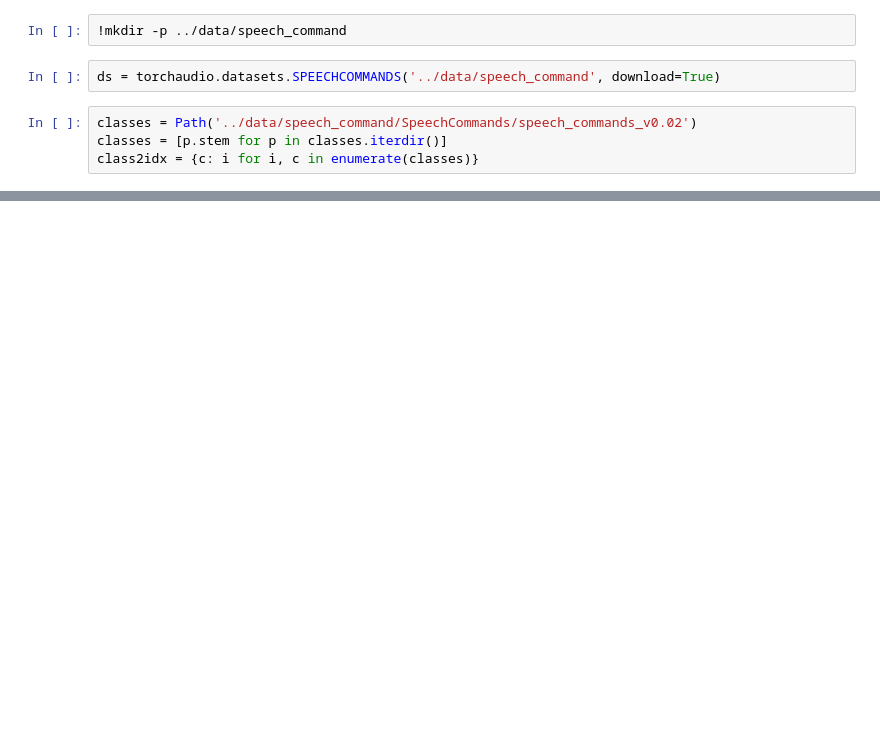
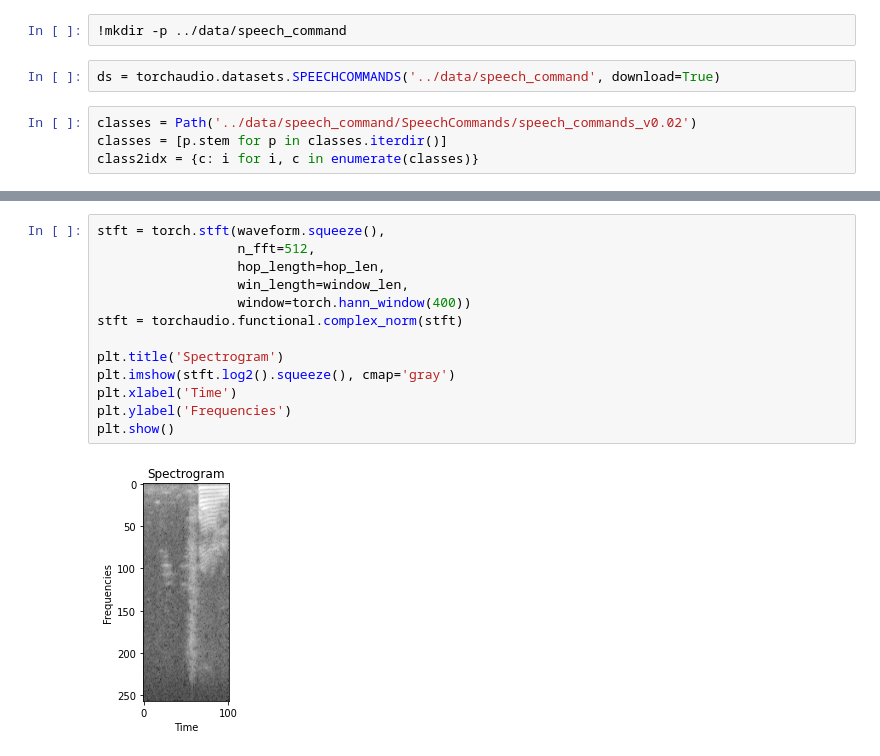
Before and after one commit to Guillem96/activity-recognition, a Jupyter notebook: notebooks/Audio Classification PyTorch.ipynb, the cells around one changed output, grey strips where cells are left out. Saved outputs shown, nothing was run; the diff lists cells and outputs as text; blank space fills up the shorter version.

```diff
--- a/notebooks/Audio Classification PyTorch.ipynb
+++ b/notebooks/Audio Classification PyTorch.ipynb
@@ -69,0 +78,15 @@ valid_ds = torchaudio.datasets.SPEECHCOMMANDS(
+# %%
+stft = torch.stft(waveform.squeeze(),
+                  n_fft=512,
+                  hop_length=hop_len,
+                  win_length=window_len,
+                  window=torch.hann_window(400))
+stft = torchaudio.functional.complex_norm(stft)
+
+plt.title('Spectrogram')
+plt.imshow(stft.log2().squeeze(), cmap='gray')
+plt.xlabel('Time')
+plt.ylabel('Frequencies')
+plt.show()
+# %% [output]
+[figure, added]
```
Also changed, not shown: parts of 23 cells of this notebook, 4 other files.
